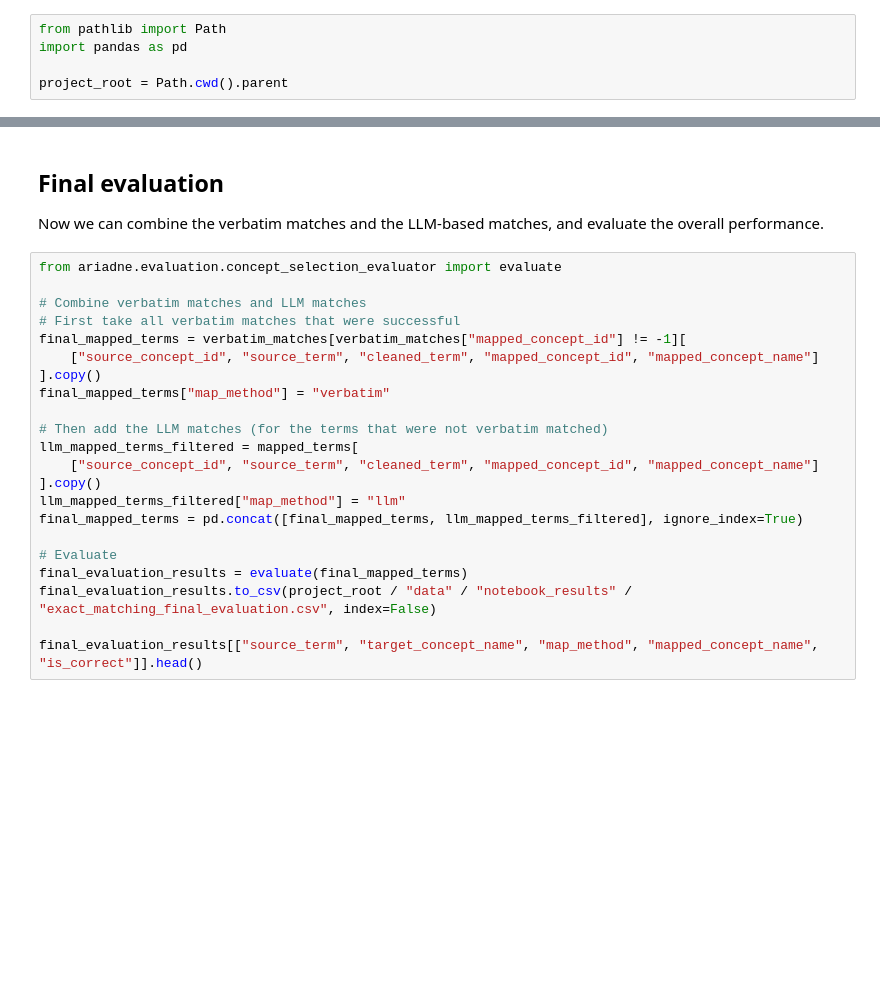
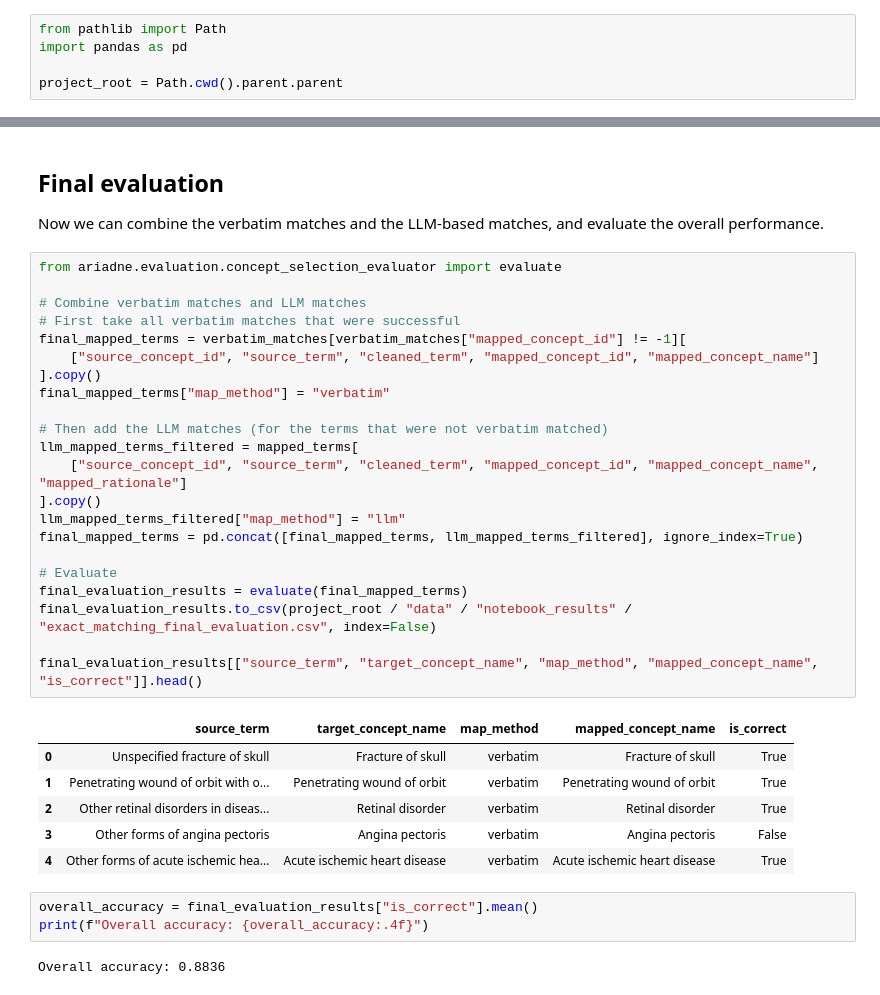
Before and after one commit to OHDSI/Ariadne, a Jupyter notebook: docs/notebooks/01_evaluate_exact_mapping.ipynb, the cells around one changed output, grey strips where cells are left out. Cells and saved outputs as stored; diff of their text form; blank space fills up the shorter version.

```diff
--- a/docs/notebooks/01_evaluate_exact_mapping.ipynb
+++ b/docs/notebooks/01_evaluate_exact_mapping.ipynb
@@ -20,7 +20,7 @@ Delete those files to rerun the corresponding steps.
 from pathlib import Path
 import pandas as pd
 
-project_root = Path.cwd().parent
+project_root = Path.cwd().parent.parent
 # %% [markdown]
 ## Gold standard
 
@@ -242,22 +256,34 @@ Now we can combine the verbatim matches and the LLM-based matches, and evaluate
 # %%
 from ariadne.evaluation.concept_selection_evaluator import evaluate
 
 # Combine verbatim matches and LLM matches
 # First take all verbatim matches that were successful
 final_mapped_terms = verbatim_matches[verbatim_matches["mapped_concept_id"] != -1][
     ["source_concept_id", "source_term", "cleaned_term", "mapped_concept_id", "mapped_concept_name"]
 ].copy()
 final_mapped_terms["map_method"] = "verbatim"
 
 # Then add the LLM matches (for the terms that were not verbatim matched)
 llm_mapped_terms_filtered = mapped_terms[
-    ["source_concept_id", "source_term", "cleaned_term", "mapped_concept_id", "mapped_concept_name"]
+    ["source_concept_id", "source_term", "cleaned_term", "mapped_concept_id", "mapped_concept_name", "mapped_rationale"]
 ].copy()
 llm_mapped_terms_filtered["map_method"] = "llm"
 final_mapped_terms = pd.concat([final_mapped_terms, llm_mapped_terms_filtered], ignore_index=True)
 
 # Evaluate
 final_evaluation_results = evaluate(final_mapped_terms)
 final_evaluation_results.to_csv(project_root / "data" / "notebook_results" / "exact_matching_final_evaluation.csv", index=False)
 
 final_evaluation_results[["source_term", "target_concept_name", "map_method", "mapped_concept_name", "is_correct"]].head()
+# %% [output]
+|  | source_term | target_concept_name | map_method | mapped_concept_name | is_correct |
+| 0 | Unspecified fracture of skull | Fracture of skull | verbatim | Fracture of skull | True |
+| 1 | Penetrating wound of orbit with o... | Penetrating wound of orbit | verbatim | Penetrating wound of orbit | True |
+| 2 | Other retinal disorders in diseas... | Retinal disorder | verbatim | Retinal disorder | True |
+| 3 | Other forms of angina pectoris | Angina pectoris | verbatim | Angina pectoris | False |
+| 4 | Other forms of acute ischemic hea... | Acute ischemic heart disease | verbatim | Acute ischemic heart disease | True |
+# %%
+overall_accuracy = final_evaluation_results["is_correct"].mean()
+print(f"Overall accuracy: {overall_accuracy:.4f}")
+# %% [output]
+Overall accuracy: 0.8836
```
Also changed, not shown: parts of 3 cells of this notebook, 6 other files.
